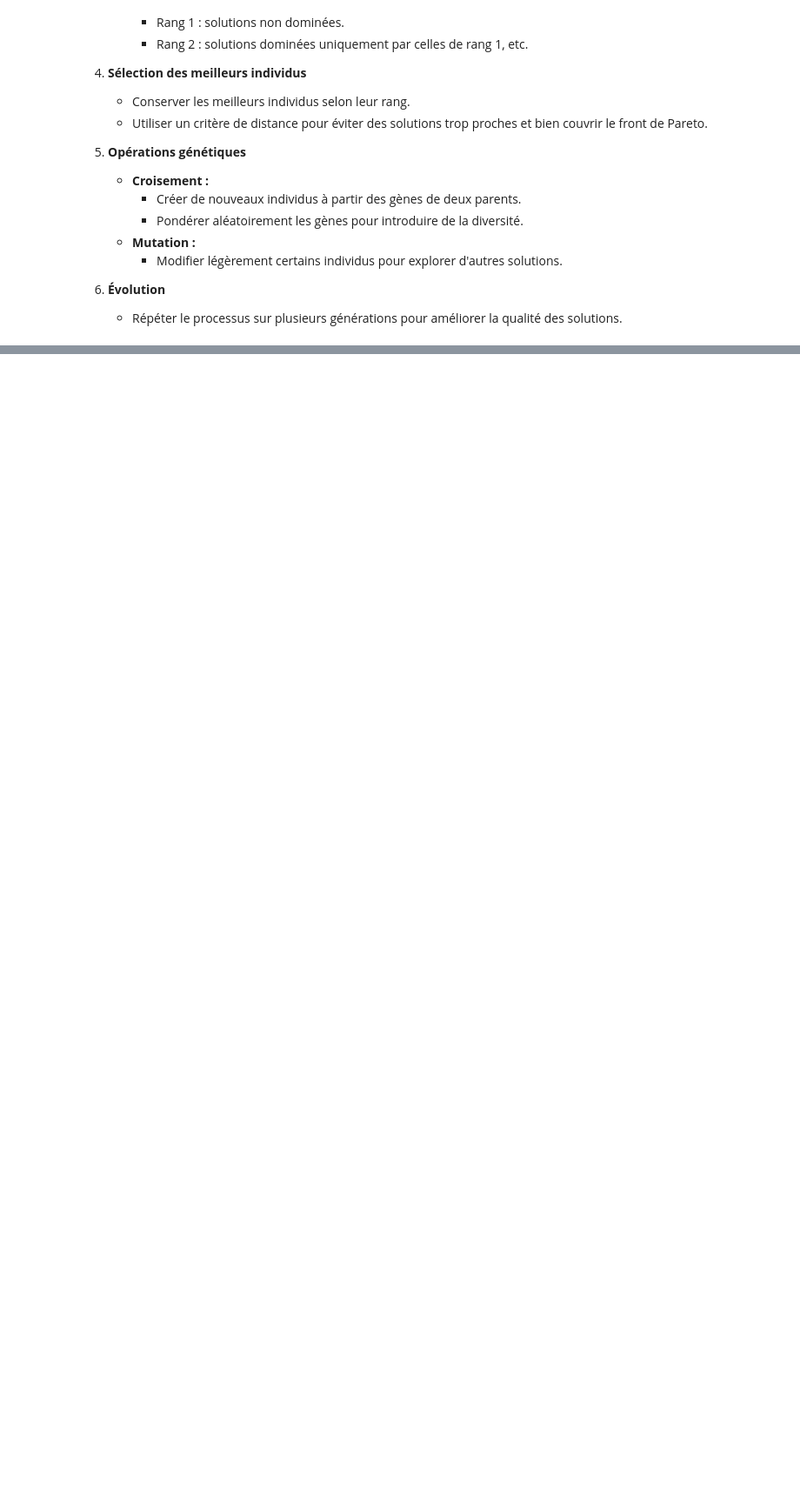
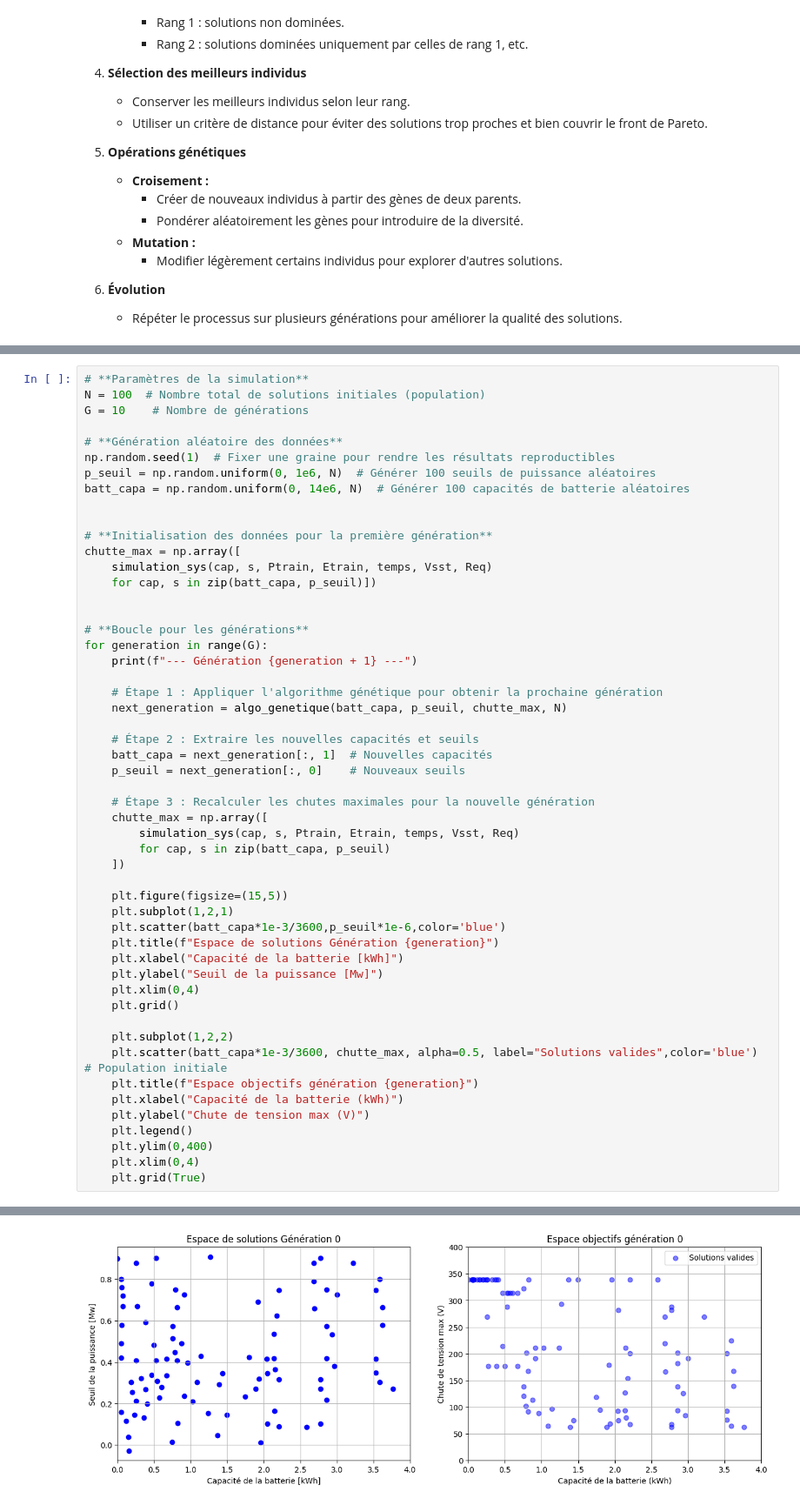
Before and after one commit to khodjawalid/Optimisation_Syst_de_Stockage_electrique_pour_Tramway_Python, a Jupyter notebook: Notebook.ipynb, the cells around one changed output, grey strips where cells are left out. Shown at 87% size. Drawn from its saved outputs; the diff is of its cells as text; blank space fills up the shorter version.

Commit message:
Première version algorithme génétique fonctionnellle

```diff
--- a/Notebook.ipynb
+++ b/Notebook.ipynb
@@ -526,0 +519,53 @@ plt.show()
+# %%
+# **Paramètres de la simulation**
+N = 100  # Nombre total de solutions initiales (population)
+G = 10    # Nombre de générations
+
+# **Génération aléatoire des données**
+np.random.seed(1)  # Fixer une graine pour rendre les résultats reproductibles
+p_seuil = np.random.uniform(0, 1e6, N)  # Générer 100 seuils de puissance aléatoires
+batt_capa = np.random.uniform(0, 14e6, N)  # Générer 100 capacités de batterie aléatoires
+
+
+# **Initialisation des données pour la première génération**
+chutte_max = np.array([
+    simulation_sys(cap, s, Ptrain, Etrain, temps, Vsst, Req)
+    for cap, s in zip(batt_capa, p_seuil)])
+
+
+# **Boucle pour les générations**
+for generation in range(G):
+    print(f"--- Génération {generation + 1} ---")
+
+    # Étape 1 : Appliquer l'algorithme génétique pour obtenir la prochaine génération
+    next_generation = algo_genetique(batt_capa, p_seuil, chutte_max, N)
+
+    # Étape 2 : Extraire les nouvelles capacités et seuils
+    batt_capa = next_generation[:, 1]  # Nouvelles capacités
+    p_seuil = next_generation[:, 0]    # Nouveaux seuils
+
+    # Étape 3 : Recalculer les chutes maximales pour la nouvelle génération
+    chutte_max = np.array([
+        simulation_sys(cap, s, Ptrain, Etrain, temps, Vsst, Req)
+        for cap, s in zip(batt_capa, p_seuil)
+    ])
+
+    plt.figure(figsize=(15,5))
+    plt.subplot(1,2,1)
+    plt.scatter(batt_capa*1e-3/3600,p_seuil*1e-6,color='blue')
+    plt.title(f"Espace de solutions Génération {generation}")
+    plt.xlabel("Capacité de la batterie [kWh]")
+    plt.ylabel("Seuil de la puissance [Mw]")
+    plt.xlim(0,4)
+    plt.grid()
+
+    plt.subplot(1,2,2)
+    plt.scatter(batt_capa*1e-3/3600, chutte_max, alpha=0.5, label="Solutions valides",color='blue')  # Population initiale
+    plt.title(f"Espace objectifs génération {generation}")
+    plt.xlabel("Capacité de la batterie (kWh)")
+    plt.ylabel("Chute de tension max (V)")
+    plt.legend()
+    plt.ylim(0,400)
+    plt.xlim(0,4)
+    plt.grid(True)
+# %% [output]
@@ -526,0 +582 @@ plt.show()
+[figure, added]
```
Also changed, not shown: parts of 4 cells of this notebook, 1 other file.
